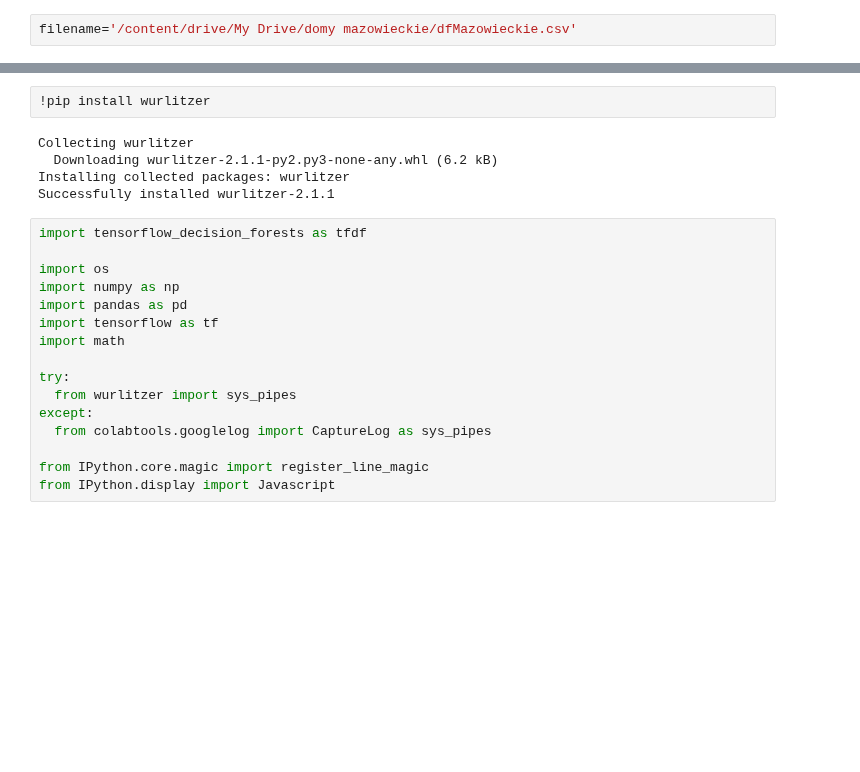
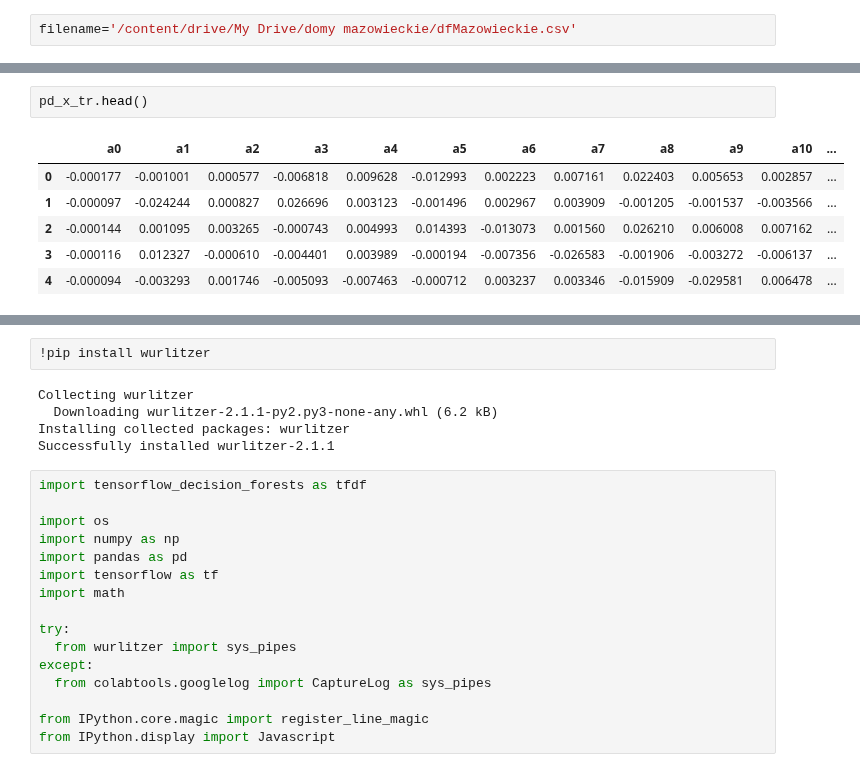
Before and after one commit to KacperGrodecki/Masovian-real-estate, a Jupyter notebook: mazowieckie_colab.ipynb, the cells around one changed output, grey strips where cells are left out. Cells and saved outputs as stored; diff of their text form; blank space fills up the shorter version.

```diff
--- a/mazowieckie_colab.ipynb
+++ b/mazowieckie_colab.ipynb
@@ -145,3 +173,12 @@ concat_dropped.head()
+# %%
+pd_x_tr.head()
+# %% [output]
+|  | a0 | a1 | a2 | a3 | a4 | a5 | a6 | a7 | a8 | a9 | a10 | ... |
+| 0 | -0.000177 | -0.001001 | 0.000577 | -0.006818 | 0.009628 | -0.012993 | 0.002223 | 0.007161 | 0.022403 | 0.005653 | 0.002857 | ... |
+| 1 | -0.000097 | -0.024244 | 0.000827 | 0.026696 | 0.003123 | -0.001496 | 0.002967 | 0.003909 | -0.001205 | -0.001537 | -0.003566 | ... |
+| 2 | -0.000144 | 0.001095 | 0.003265 | -0.000743 | 0.004993 | 0.014393 | -0.013073 | 0.001560 | 0.026210 | 0.006008 | 0.007162 | ... |
+| 3 | -0.000116 | 0.012327 | -0.000610 | -0.004401 | 0.003989 | -0.000194 | -0.007356 | -0.026583 | -0.001906 | -0.003272 | -0.006137 | ... |
+| 4 | -0.000094 | -0.003293 | 0.001746 | -0.005093 | -0.007463 | -0.000712 | 0.003237 | 0.003346 | -0.015909 | -0.029581 | 0.006478 | ... |
 # %%
 !pip install tensorflow_decision_forests
 # %% [output]
```
Also changed, not shown: parts of 21 cells of this notebook.
